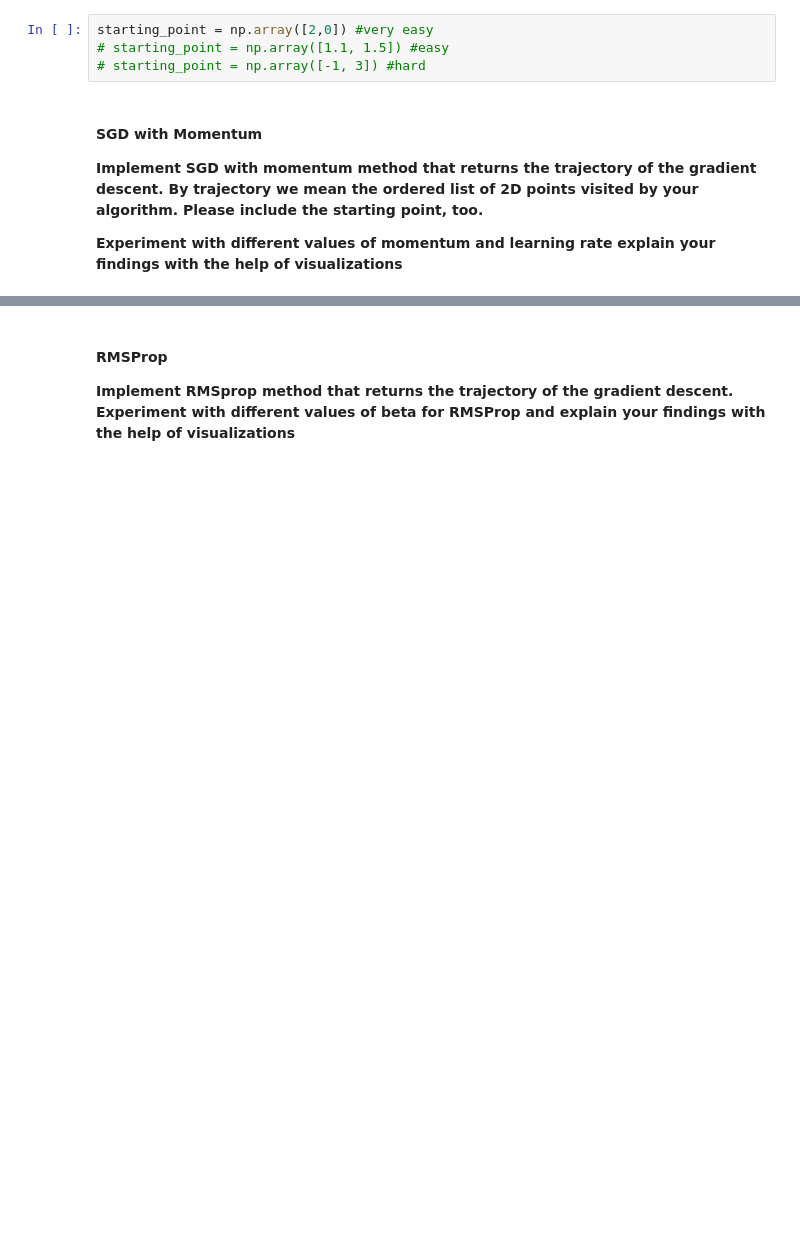
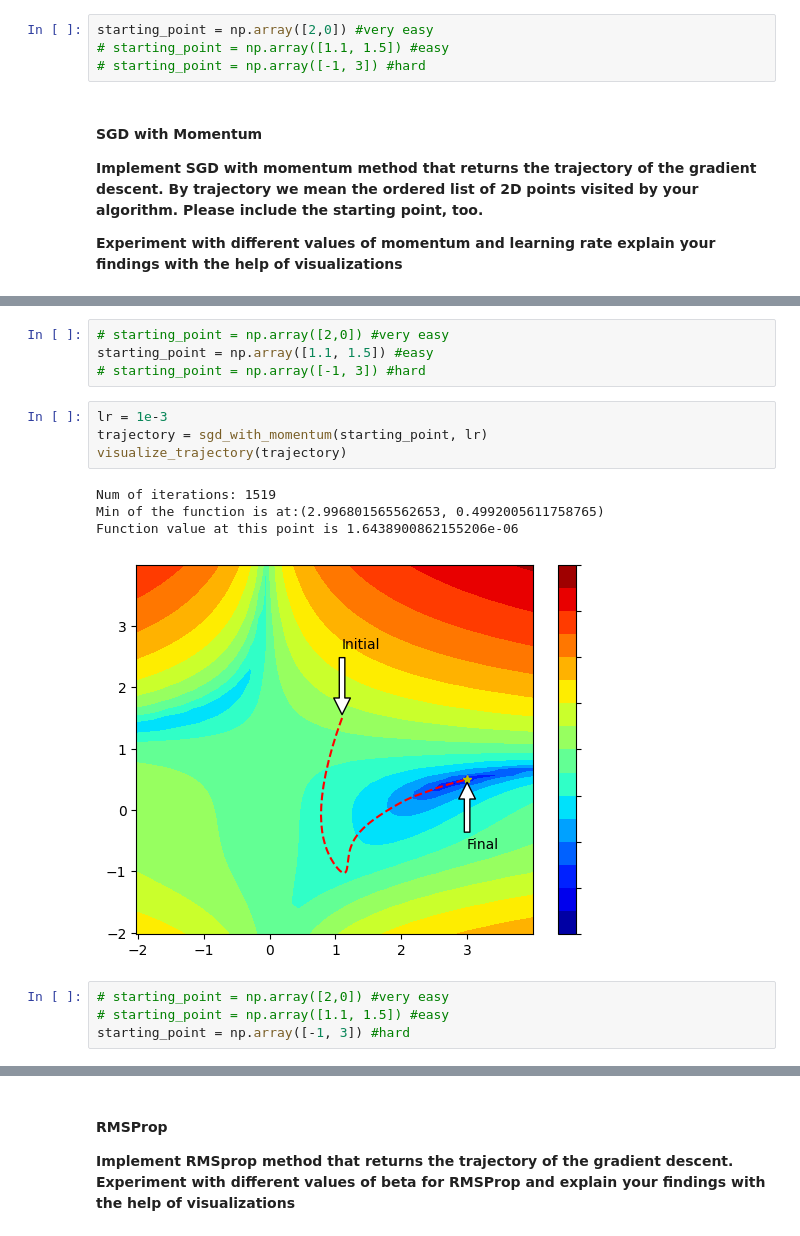
Before and after one commit to mahsaama/NeuralNetworks, a Jupyter notebook: Assignment9/assignment_9.ipynb, the cells around one changed output, grey strips where cells are left out. Drawn from its saved outputs; the diff is of its cells as text; blank space fills up the shorter version.

```diff
--- a/Assignment9/assignment_9.ipynb
+++ b/Assignment9/assignment_9.ipynb
@@ -118,3 +147,20 @@ def sgd_with_momentum(starting_point, lr, momentum=0.9, epsilon=0.001) -> list[n
+# %%
+# starting_point = np.array([2,0]) #very easy
+starting_point = np.array([1.1, 1.5]) #easy
+# starting_point = np.array([-1, 3]) #hard
+# %%
+lr = 1e-3
+trajectory = sgd_with_momentum(starting_point, lr)
+visualize_trajectory(trajectory)
+# %% [output]
+Num of iterations: 1519
+Min of the function is at:(2.996801565562653, 0.4992005611758765)
+Function value at this point is 1.6438900862155206e-06
+[figure, added]
+# %%
+# starting_point = np.array([2,0]) #very easy
+# starting_point = np.array([1.1, 1.5]) #easy
+starting_point = np.array([-1, 3]) #hard
 # %%
 lr = 1e-3
 trajectory = sgd_with_momentum(starting_point, lr)
```
Also changed, not shown: parts of 49 cells of this notebook.
